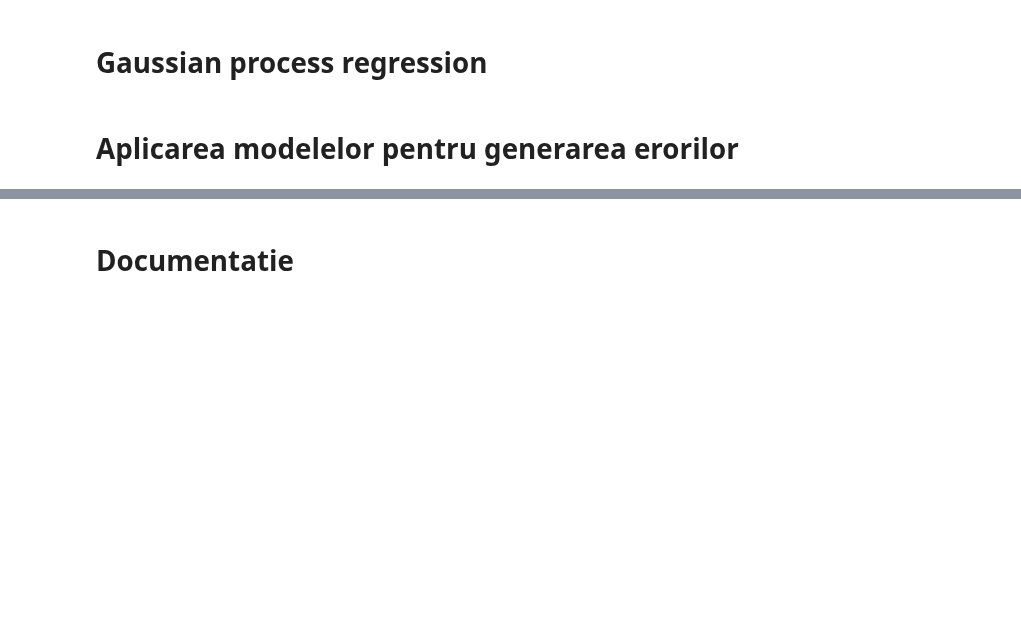
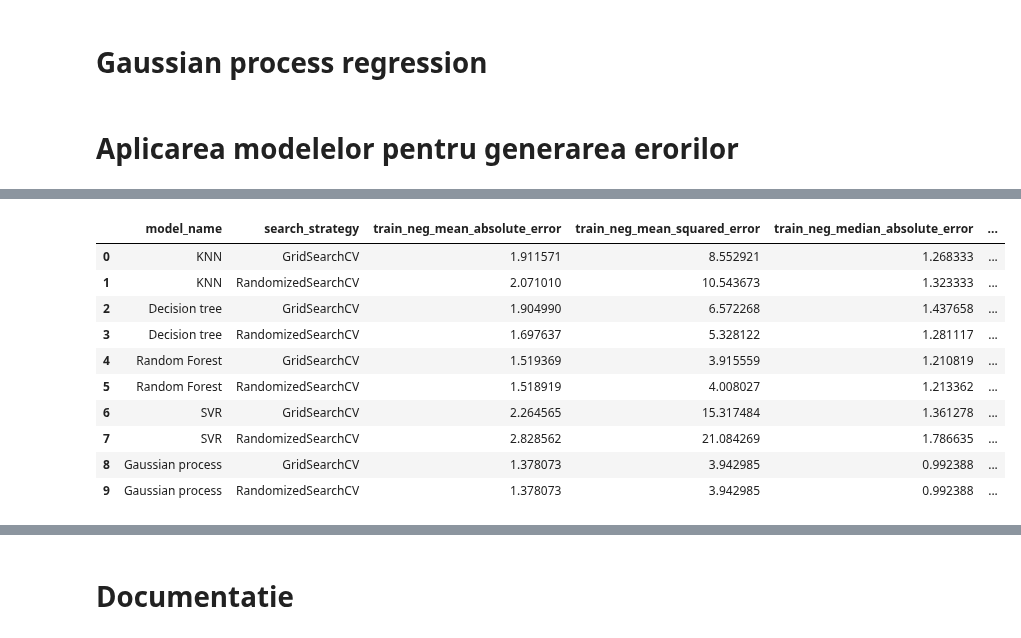
Before and after one commit to Bianca008/IDS_Lixandru_Pepene, a Jupyter notebook: Laborator9/Laborator9.ipynb, the cells around one changed output, grey strips where cells are left out. Saved outputs shown, nothing was run; the diff lists cells and outputs as text; code cells hidden in the pictures; blank space fills up the shorter version.

```diff
--- a/Laborator9/Laborator9.ipynb
+++ b/Laborator9/Laborator9.ipynb
@@ -441,0 +537,17 @@ KeyboardInterrupt:
+# %%
+resultDataFrame_housing = pd.concat([smallerDataFrame, dataFrame_housing], axis = 1)
+resultDataFrame_housing.style.apply(highlight_max,
+                               subset = pd.IndexSlice[:, names]).apply(highlight_min,
+                                                                          subset = pd.IndexSlice[:, names])
+# %% [output]
+|  | model_name | search_strategy | train_neg_mean_absolute_error | train_neg_mean_squared_error | train_neg_median_absolute_error | ... |
+| 0 | KNN | GridSearchCV | 1.911571 | 8.552921 | 1.268333 | ... |
+| 1 | KNN | RandomizedSearchCV | 2.071010 | 10.543673 | 1.323333 | ... |
+| 2 | Decision tree | GridSearchCV | 1.904990 | 6.572268 | 1.437658 | ... |
+| 3 | Decision tree | RandomizedSearchCV | 1.697637 | 5.328122 | 1.281117 | ... |
+| 4 | Random Forest | GridSearchCV | 1.519369 | 3.915559 | 1.210819 | ... |
+| 5 | Random Forest | RandomizedSearchCV | 1.518919 | 4.008027 | 1.213362 | ... |
+| 6 | SVR | GridSearchCV | 2.264565 | 15.317484 | 1.361278 | ... |
+| 7 | SVR | RandomizedSearchCV | 2.828562 | 21.084269 | 1.786635 | ... |
+| 8 | Gaussian process | GridSearchCV | 1.378073 | 3.942985 | 0.992388 | ... |
+| 9 | Gaussian process | RandomizedSearchCV | 1.378073 | 3.942985 | 0.992388 | ... |
```
Also changed, not shown: parts of 29 cells of this notebook, 9 other files.
